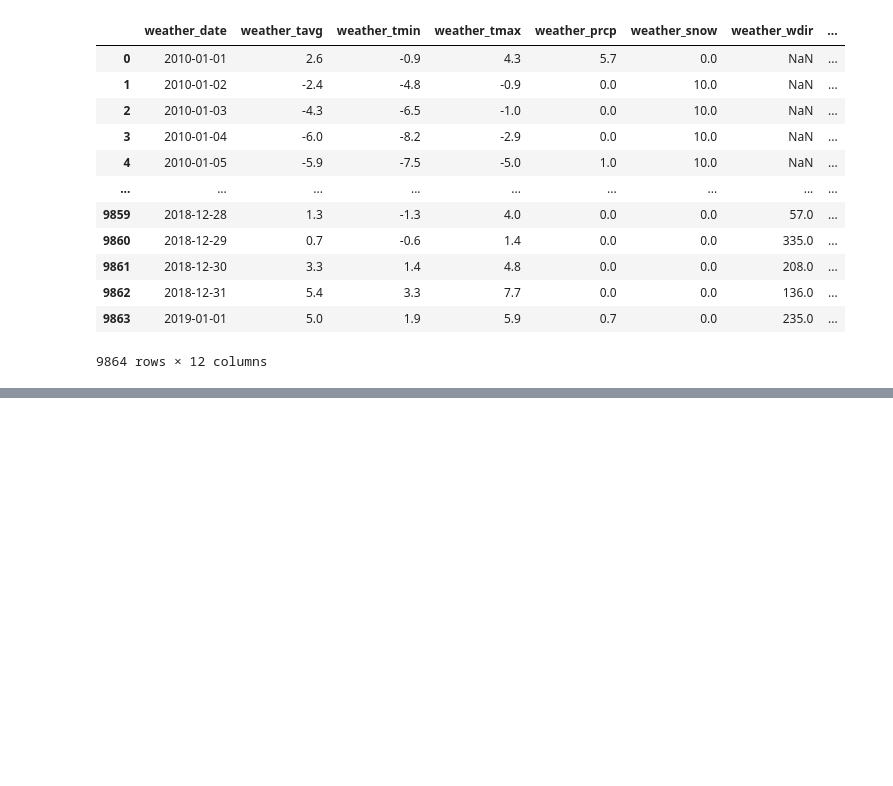
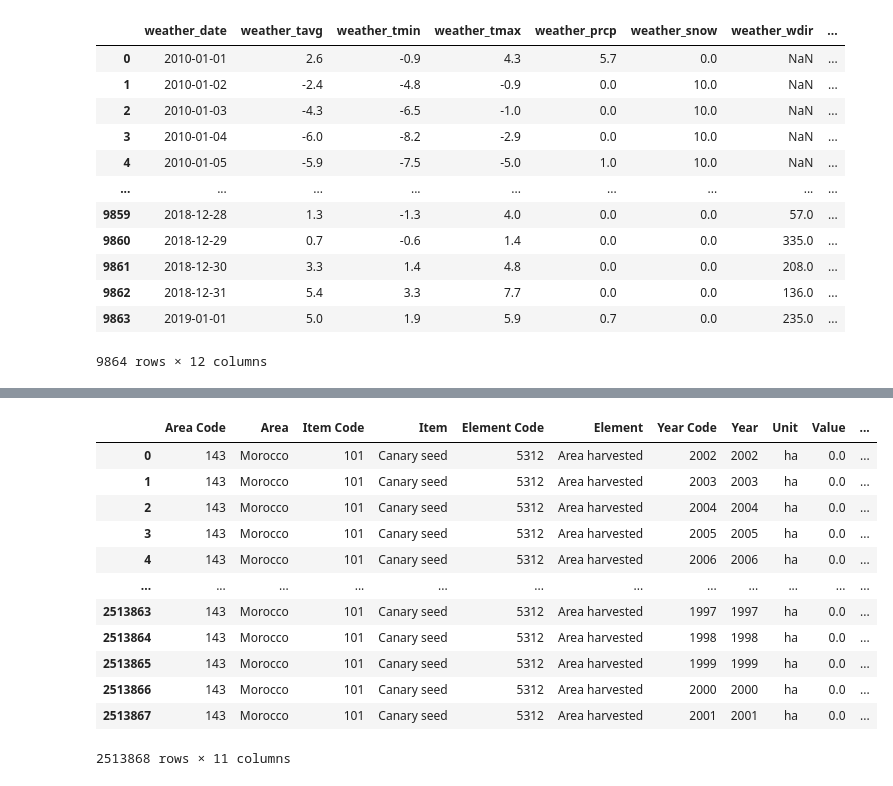
Before and after one commit to ElnazSaeidi/capstone-project-AEJS, a Jupyter notebook: Ella.ipynb, the cells around one changed output, grey strips where cells are left out. Drawn from its saved outputs; the diff is of its cells as text; code cells hidden in the pictures; blank space fills up the shorter version.

Commit message:
Capstone

```diff
--- a/Ella.ipynb
+++ b/Ella.ipynb
@@ -248,0 +251,21 @@ weather_df_brazil
+# %%
+from sql_functions import get_dataframe
+
+sql_query=f'select * from capstone_hydrogenious.crops_all_data;'
+df_crops_all=get_dataframe(sql_query)
+# %%
+df_crops_all
+# %% [output]
+|  | Area Code | Area | Item Code | Item | Element Code | Element | Year Code | Year | Unit | Value | ... |
+| 0 | 143 | Morocco | 101 | Canary seed | 5312 | Area harvested | 2002 | 2002 | ha | 0.0 | ... |
+| 1 | 143 | Morocco | 101 | Canary seed | 5312 | Area harvested | 2003 | 2003 | ha | 0.0 | ... |
+| 2 | 143 | Morocco | 101 | Canary seed | 5312 | Area harvested | 2004 | 2004 | ha | 0.0 | ... |
+| 3 | 143 | Morocco | 101 | Canary seed | 5312 | Area harvested | 2005 | 2005 | ha | 0.0 | ... |
+| 4 | 143 | Morocco | 101 | Canary seed | 5312 | Area harvested | 2006 | 2006 | ha | 0.0 | ... |
+| ... | ... | ... | ... | ... | ... | ... | ... | ... | ... | ... | ... |
+| 2513863 | 143 | Morocco | 101 | Canary seed | 5312 | Area harvested | 1997 | 1997 | ha | 0.0 | ... |
+| 2513864 | 143 | Morocco | 101 | Canary seed | 5312 | Area harvested | 1998 | 1998 | ha | 0.0 | ... |
+| 2513865 | 143 | Morocco | 101 | Canary seed | 5312 | Area harvested | 1999 | 1999 | ha | 0.0 | ... |
+| 2513866 | 143 | Morocco | 101 | Canary seed | 5312 | Area harvested | 2000 | 2000 | ha | 0.0 | ... |
+| 2513867 | 143 | Morocco | 101 | Canary seed | 5312 | Area harvested | 2001 | 2001 | ha | 0.0 | ... |
+2513868 rows × 11 columns
```
Also changed, not shown: parts of 2 cells of this notebook.
